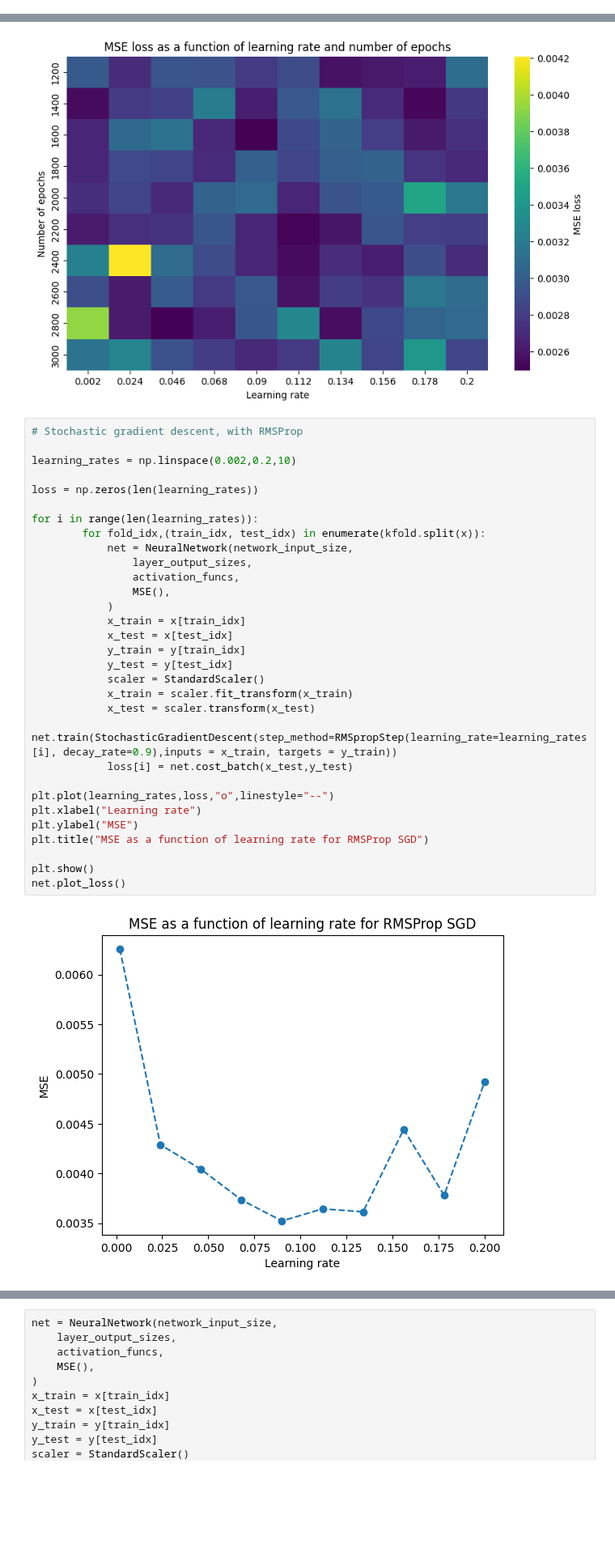
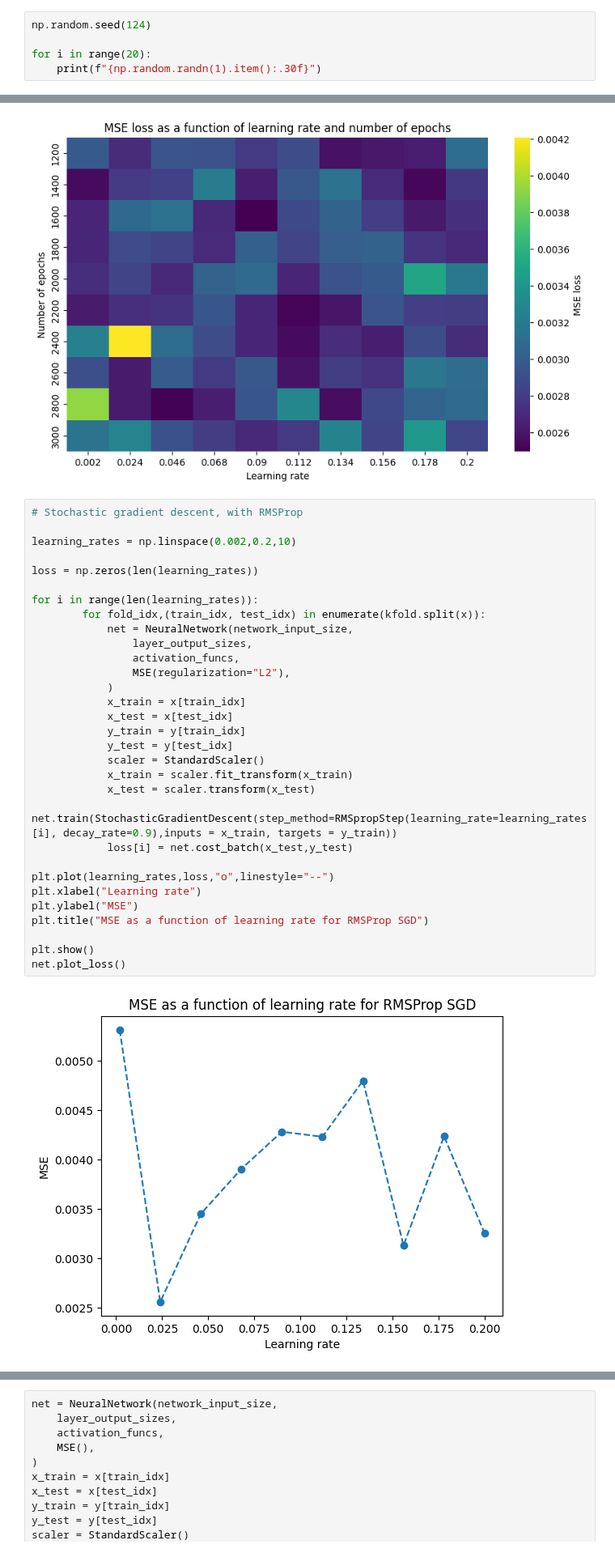
Before and after one commit to HeineEH/FYS-STK3155_Project2, a Jupyter notebook: code/exercise_2b.ipynb, the cells around one changed output, grey strips where cells are left out. Shown at 81% size. Cells and saved outputs as stored; diff of their text form; blank space fills up the shorter version.

```diff
--- a/code/exercise_2b.ipynb
+++ b/code/exercise_2b.ipynb
@@ -15,3 +15,8 @@ from sklearn.utils import resample
 from sklearn.preprocessing import StandardScaler
 from sklearn.preprocessing import PolynomialFeatures
 from sklearn.linear_model import LinearRegression
+# %%
+np.random.seed(124)
+
+for i in range(20):
+    print(f"{np.random.randn(1).item():.30f}")
@@ -141,32 +188,32 @@ plt.show()
 # Stochastic gradient descent, with RMSProp
 
 learning_rates = np.linspace(0.002,0.2,10)
 
 loss = np.zeros(len(learning_rates))
 
 for i in range(len(learning_rates)):
         for fold_idx,(train_idx, test_idx) in enumerate(kfold.split(x)):
             net = NeuralNetwork(network_input_size,
                 layer_output_sizes,
                 activation_funcs,
-                MSE(),
+                MSE(regularization="L2"),
             )
             x_train = x[train_idx]
             x_test = x[test_idx]
             y_train = y[train_idx]
             y_test = y[test_idx]
             scaler = StandardScaler()
             x_train = scaler.fit_transform(x_train)
             x_test = scaler.transform(x_test)
             net.train(StochasticGradientDescent(step_method=RMSpropStep(learning_rate=learning_rates[i], decay_rate=0.9),inputs = x_train, targets = y_train))
             loss[i] = net.cost_batch(x_test,y_test)
 
 plt.plot(learning_rates,loss,"o",linestyle="--")
 plt.xlabel("Learning rate")
 plt.ylabel("MSE")
 plt.title("MSE as a function of learning rate for RMSProp SGD")
 
 plt.show()
 net.plot_loss()
 # %% [output]
-[figure, old version]
+[figure, new version]
```
Also changed, not shown: parts of 7 cells of this notebook.
